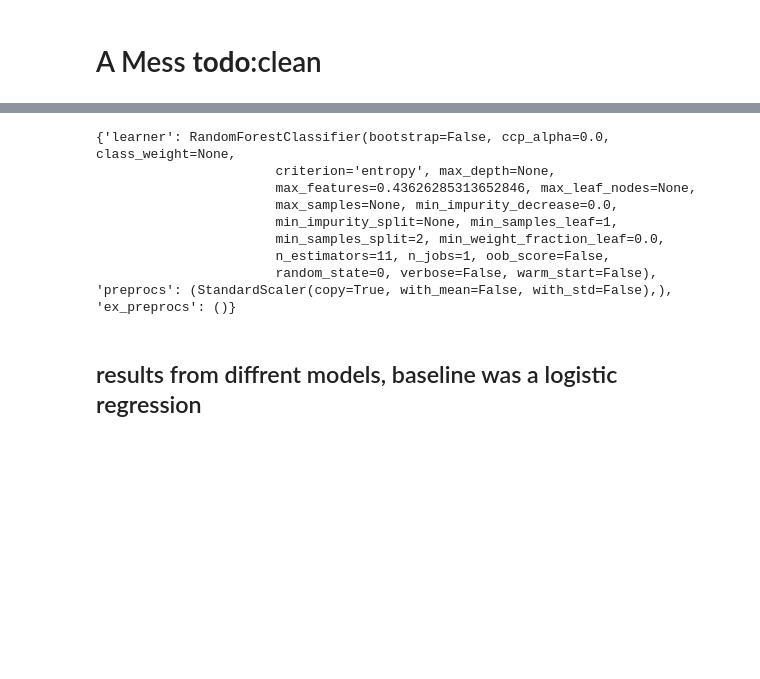
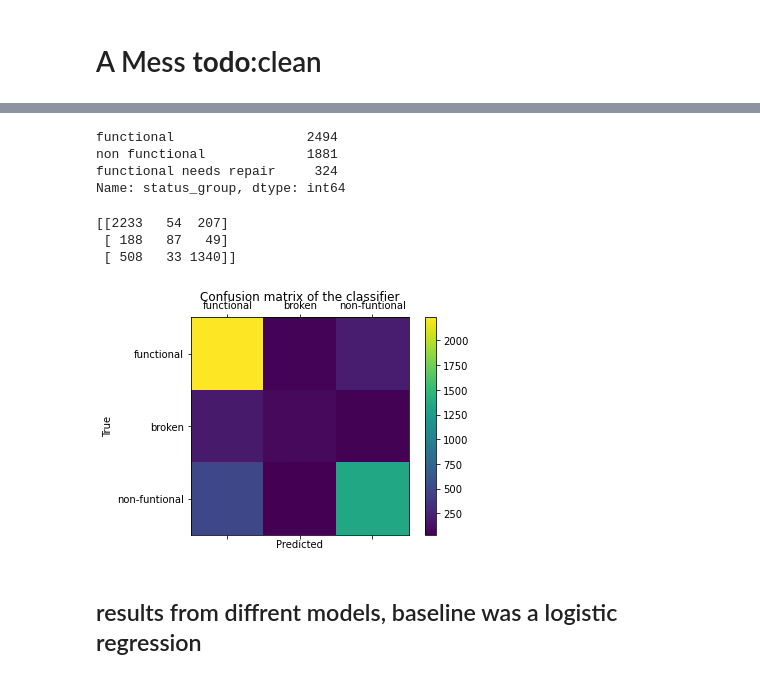
Before and after one commit to Jwilson1172/DS-Unit-2-Kaggle-Challenge, a Jupyter notebook: module2-random-forests/joe221assignment.ipynb, the cells around one changed output, grey strips where cells are left out. Saved outputs shown, nothing was run; the diff lists cells and outputs as text; code cells hidden in the pictures; blank space fills up the shorter version.

```diff
--- a/module2-random-forests/joe221assignment.ipynb
+++ b/module2-random-forests/joe221assignment.ipynb
@@ -98,7 +24,7 @@ if 'google.colab' in sys.modules:
 
 # If you're working locally:
 else:
-    DATA_PATH = '../data/'
+    DATA_PATH = '../data/waterpumps/'
 # %%
 train = pd.merge(pd.read_csv(DATA_PATH+'train_features.csv'),
                  pd.read_csv(DATA_PATH+'train_labels.csv'))
@@ -216,15 +121,25 @@ CV's shapes
 # %%
 # import preprocessing stuff
 from sklearn.pipeline import make_pipeline
-from category_encoders import OneHotEncoder
-from sklearn.preprocessing import StandardScaler,MinMaxScaler,RobustScaler
+from category_encoders import OneHotEncoder,CatBoostEncoder
+from sklearn.preprocessing import StandardScaler,MinMaxScaler
 
-# imputers
+# imputer
 from sklearn.impute import SimpleImputer
-from sklearn.impute import KNNImputer
 
 # import a bunch of models that i want to test
 from sklearn.linear_model import LogisticRegression,SGDClassifier
 from xgboost import XGBClassifier
 from catboost import CatBoostClassifier
-from sklearn.metrics import accuracy_score
+from sklearn.ensemble import RandomForestClassifier
+
+# import test metrics
+from sklearn.metrics import accuracy_score,confusion_matrix
+
+
+pipeline = make_pipeline(
+    OneHotEncoder(use_cat_names=True),
+    SimpleImputer(strategy='most_frequent'),
+    StandardScaler(),
+    XGBClassifier(objective='multi:softmax',booster='gbtree',nrounds='min.error.idx',num_class=3,eval_metric='merror'))
+print([str(x) for x in pipeline.named_steps])
@@ -253,9 +225,9 @@ pipeline=make_pipeline(OneHotEncoder(use_cat_names=True),
 #                       min_samples_split=2, min_weight_fraction_leaf=0.0,
 #                       n_estimators=11, n_jobs=1, oob_score=False,
 #                       random_state=0, verbose=False, warm_start=False)
-pipeline.fit(X_train,y_train)
-y_pred=pipeline.predict(X_train)
-print(f"XGB_pipe:\n\tTRAIN ACCURACY:{accuracy_score(y_pred=y_pred,y_true=y_train)}")
-y_pred=pipeline.predict(X_val)
+model_pipe.fit(X_train,y_train)
+y_pred=model_pipe.predict(X_train)
+print(f"RandomForest_pipe:\n\tTRAIN ACCURACY:{accuracy_score(y_pred=y_pred,y_true=y_train)}")
+y_pred=model_pipe.predict(X_val)
 print(f"\tVALIDATION ACCURACY:{accuracy_score(y_pred=y_pred,y_true=y_val)}")
 # %% [output]
@@ -311,17 +238,30 @@ NameError: name 'y_test' is not defined
-# %%
-#X_val=pre_pipe.transform(X_val)
-#print( estim.score( X_val, y_val ) )
-# <<show score here>>
-print( estim.best_model() )
-# %% [output]
-{'learner': RandomForestClassifier(bootstrap=False, ccp_alpha=0.0, class_weight=None,
-                       criterion='entropy', max_depth=None,
-                       max_features=0.43626285313652846, max_leaf_nodes=None,
-                       max_samples=None, min_impurity_decrease=0.0,
-                       min_impurity_split=None, min_samples_leaf=1,
-                       min_samples_split=2, min_weight_fraction_leaf=0.0,
-                       n_estimators=11, n_jobs=1, oob_score=False,
-                       random_state=0, verbose=False, warm_start=False), 'preprocs': (StandardScaler(copy=True, with_mean=False, with_std=False),), 'ex_preprocs': ()}
+# %%
+val[target].value_counts()
+# %% [output]
+functional                 2494
+non functional             1881
+functional needs repair     324
+Name: status_group, dtype: int64
+# %%
+import matplotlib.pyplot as plt
+labels = ['functional', 'broken','non-funtional']
+cm = confusion_matrix(y_val, y_pred)
+print(cm)
+fig = plt.figure()
+ax = fig.add_subplot(111)
+cax = ax.matshow(cm)
+plt.title('Confusion matrix of the classifier')
+fig.colorbar(cax)
+ax.set_xticklabels([''] + labels)
+ax.set_yticklabels([''] + labels)
+plt.xlabel('Predicted')
+plt.ylabel('True')
+plt.show()
+# %% [output]
+[[2233   54  207]
+ [ 188   87   49]
+ [ 508   33 1340]]
+[figure, added]
 # %% [markdown]
 ## results from diffrent models, baseline was a logistic regression
 # %%
```
Also changed, not shown: parts of 23 cells of this notebook, 1 other file.
